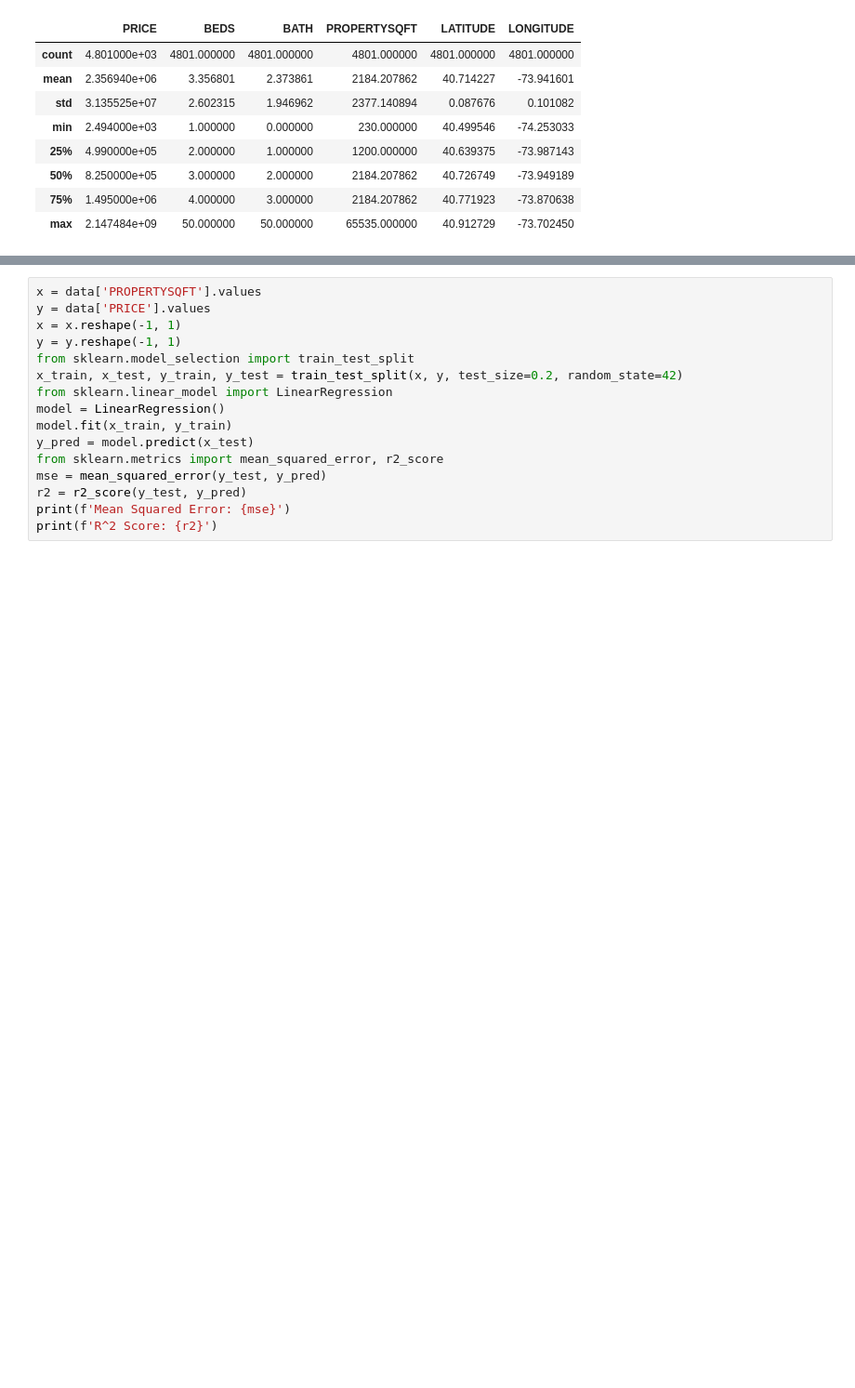
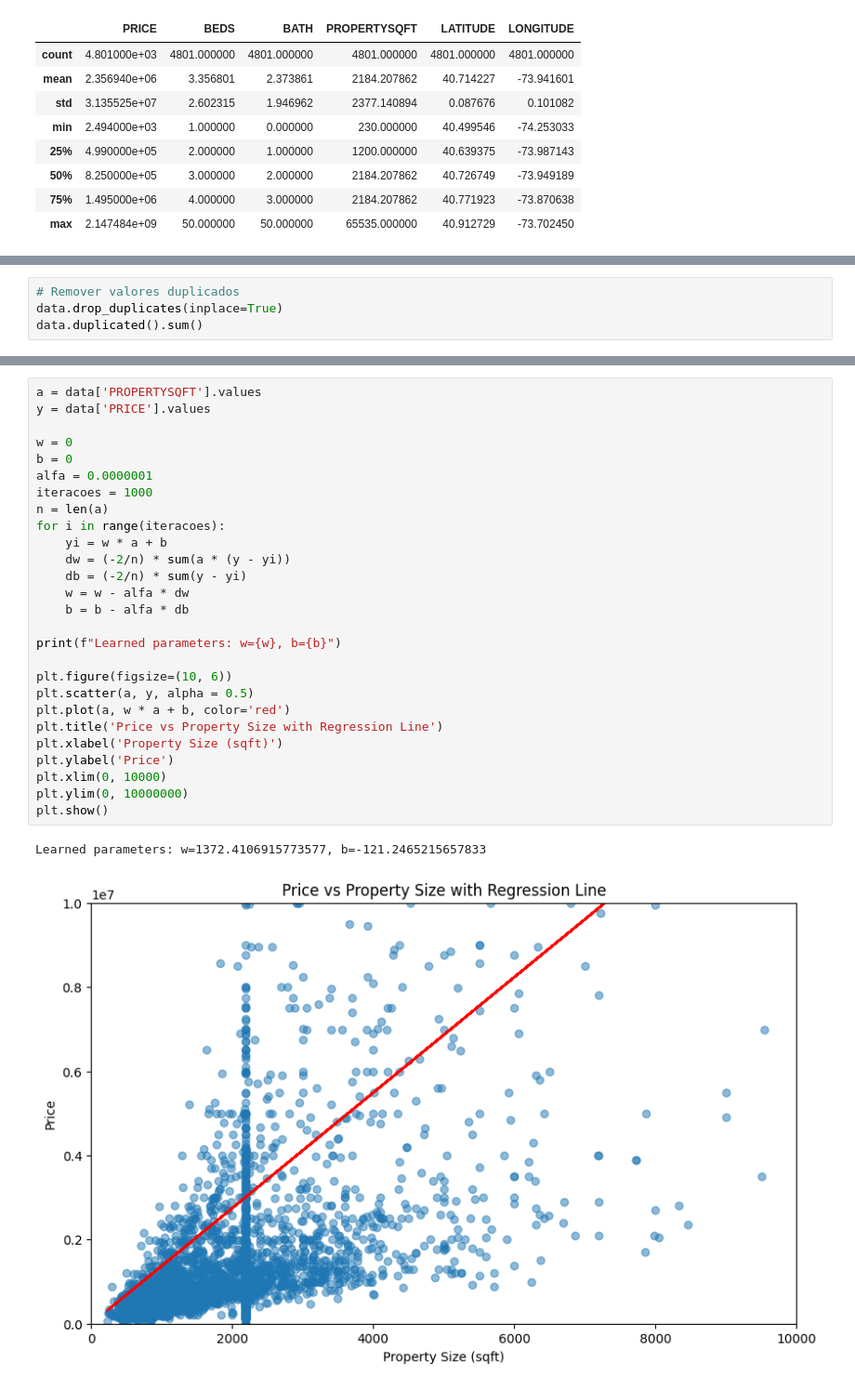
Before and after one commit to AndreHiratsuka/IC_MC, a Jupyter notebook: regression.ipynb, the cells around one changed output, grey strips where cells are left out. Shown at 93% size. Drawn from its saved outputs; the diff is of its cells as text; blank space fills up the shorter version.

```diff
--- a/regression.ipynb
+++ b/regression.ipynb
@@ -37,0 +57,4 @@ data.describe()
+# %%
+# Remover valores duplicados
+data.drop_duplicates(inplace=True)
+data.duplicated().sum()
@@ -49,16 +74,30 @@ plt.show()
-# %%
-x = data['PROPERTYSQFT'].values
-y = data['PRICE'].values
-x = x.reshape(-1, 1)
-y = y.reshape(-1, 1)
-from sklearn.model_selection import train_test_split
-x_train, x_test, y_train, y_test = train_test_split(x, y, test_size=0.2, random_state=42)
-from sklearn.linear_model import LinearRegression
-model = LinearRegression()
-model.fit(x_train, y_train)
-y_pred = model.predict(x_test)
-from sklearn.metrics import mean_squared_error, r2_score
-mse = mean_squared_error(y_test, y_pred)
-r2 = r2_score(y_test, y_pred)
-print(f'Mean Squared Error: {mse}')
-print(f'R^2 Score: {r2}')
+# %%
+a = data['PROPERTYSQFT'].values
+y = data['PRICE'].values
+
+w = 0
+b = 0
+alfa = 0.0000001
+iteracoes = 1000
+n = len(a)
+for i in range(iteracoes):
+    yi = w * a + b
+    dw = (-2/n) * sum(a * (y - yi))
+    db = (-2/n) * sum(y - yi)
+    w = w - alfa * dw
+    b = b - alfa * db
+
+print(f"Learned parameters: w={w}, b={b}")
+
+plt.figure(figsize=(10, 6))
+plt.scatter(a, y, alpha = 0.5)
+plt.plot(a, w * a + b, color='red')
+plt.title('Price vs Property Size with Regression Line')
+plt.xlabel('Property Size (sqft)')
+plt.ylabel('Price')
+plt.xlim(0, 10000)
+plt.ylim(0, 10000000)
+plt.show()
+# %% [output]
+Learned parameters: w=1372.4106915773577, b=-121.2465215657833
+[figure, added]
```
Also changed, not shown: parts of 4 cells of this notebook.
